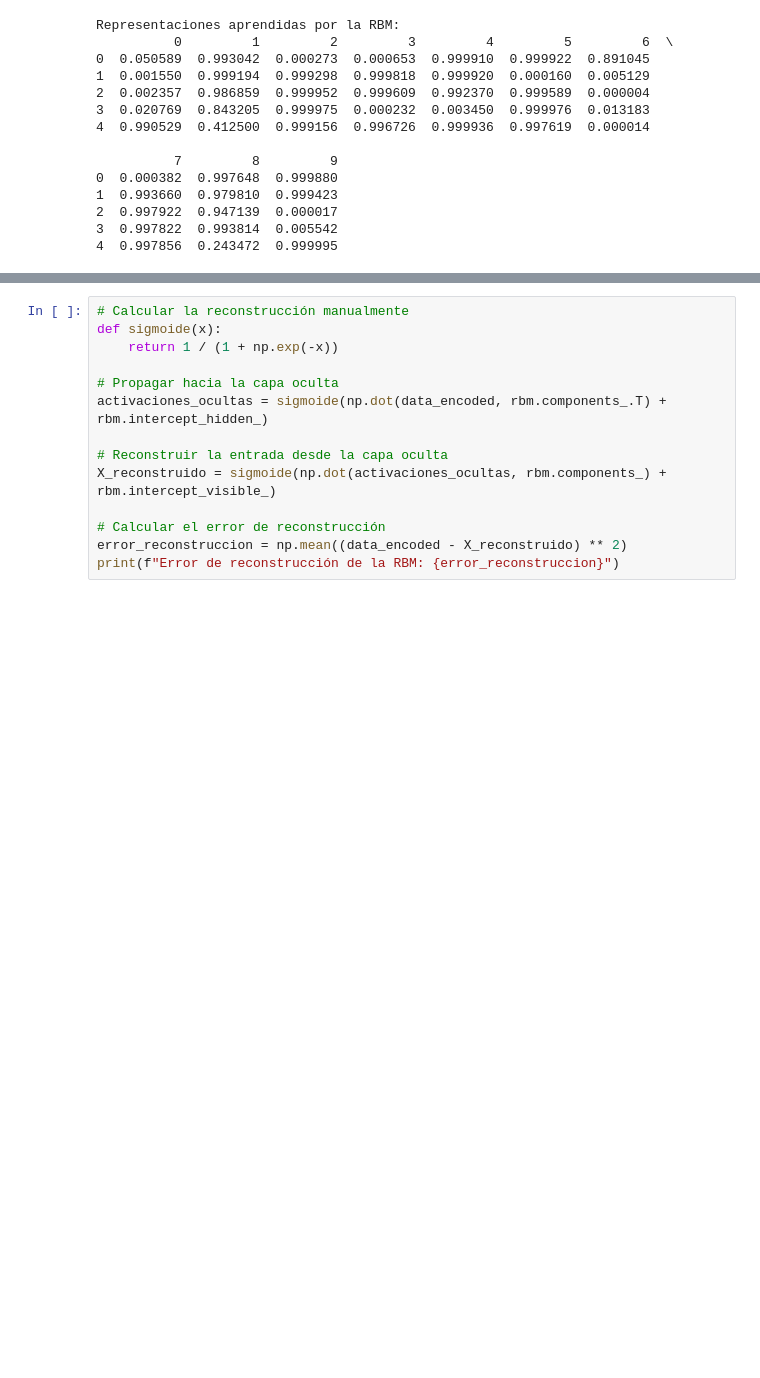
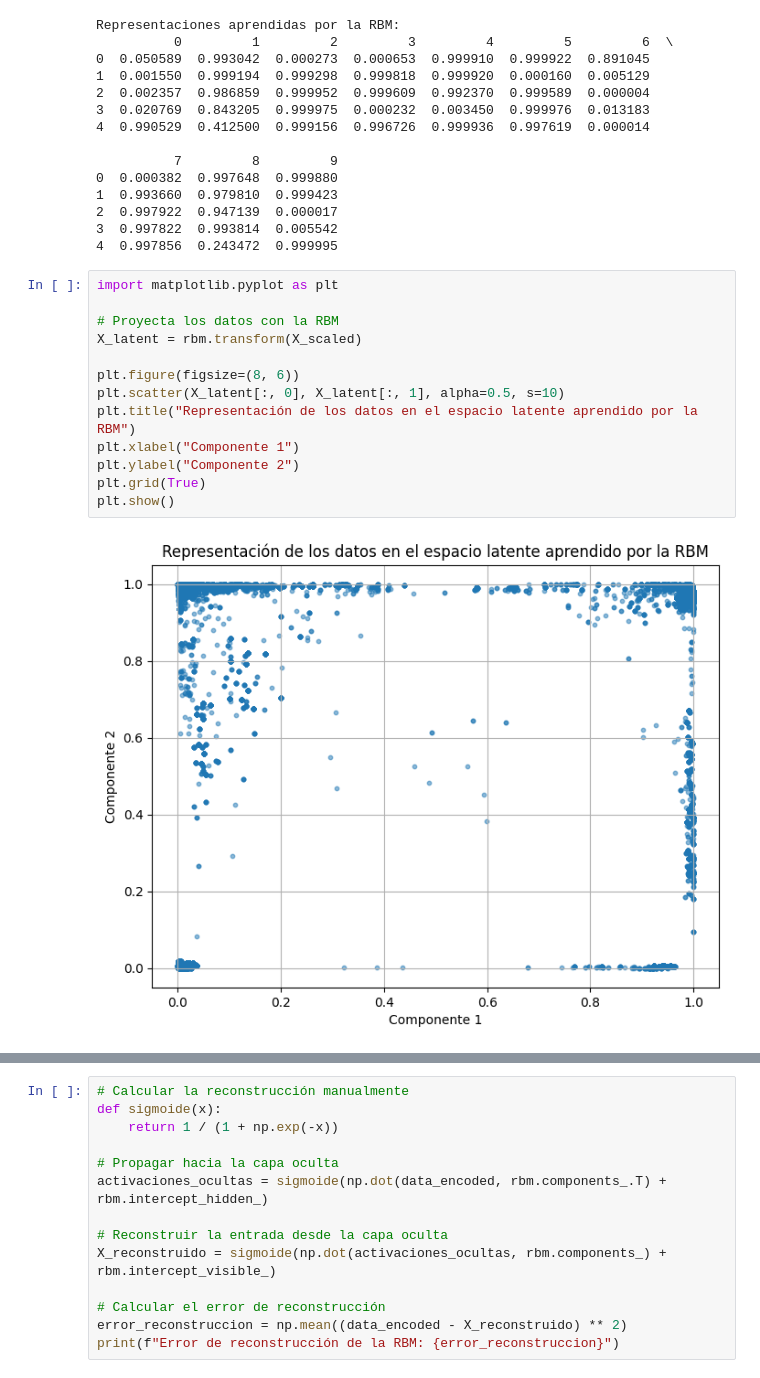
Before and after one commit to trabajogrado28/Natali, a Jupyter notebook: Codigo_def_2020.ipynb, the cells around one changed output, grey strips where cells are left out. Drawn from its saved outputs; the diff is of its cells as text; blank space fills up the shorter version.

```diff
--- a/Codigo_def_2020.ipynb
+++ b/Codigo_def_2020.ipynb
@@ -183,3 +237,18 @@ Representaciones aprendidas por la RBM:
 2  0.997922  0.947139  0.000017
 3  0.997822  0.993814  0.005542
 4  0.997856  0.243472  0.999995
+# %%
+import matplotlib.pyplot as plt
+
+# Proyecta los datos con la RBM
+X_latent = rbm.transform(X_scaled)
+
+plt.figure(figsize=(8, 6))
+plt.scatter(X_latent[:, 0], X_latent[:, 1], alpha=0.5, s=10)
+plt.title("Representación de los datos en el espacio latente aprendido por la RBM")
+plt.xlabel("Componente 1")
+plt.ylabel("Componente 2")
+plt.grid(True)
+plt.show()
+# %% [output]
+[figure, added]
```
Also changed, not shown: parts of 13 cells of this notebook.
